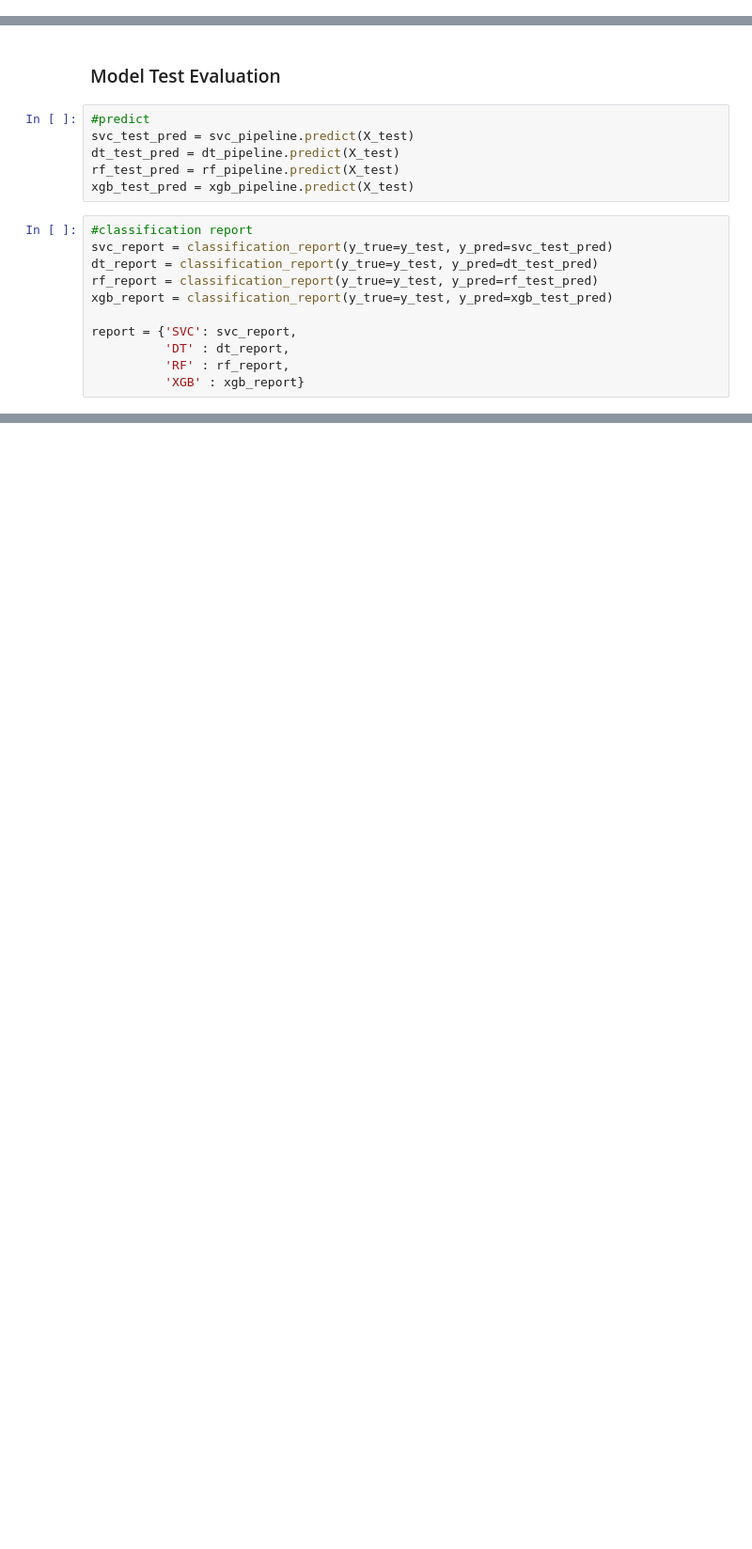
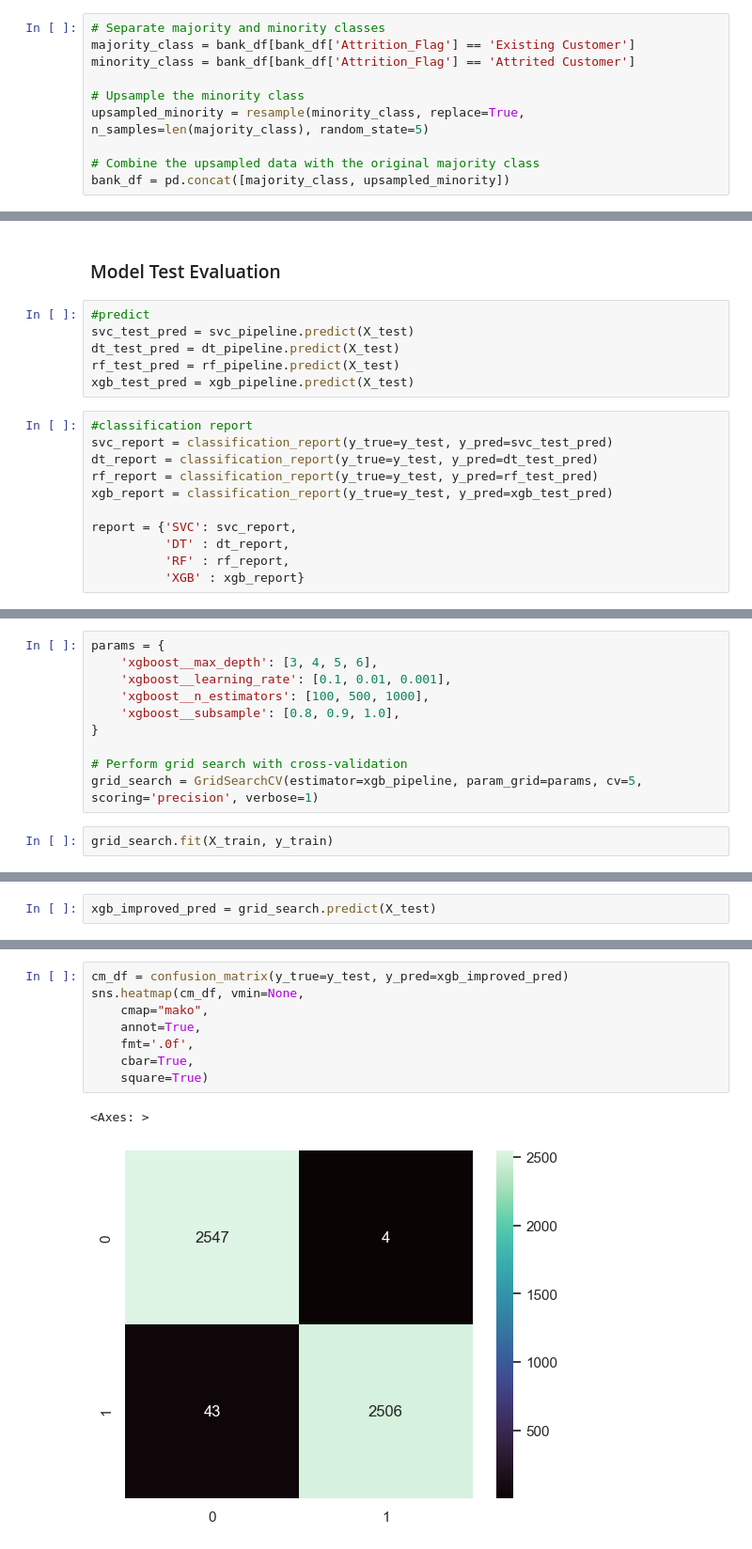
Before and after one commit to ediashta/ftds-020-final-project, a Jupyter notebook: h8dsft_final-project_ediashta.ipynb, the cells around one changed output, grey strips where cells are left out. Shown at 94% size. Saved outputs shown, nothing was run; the diff lists cells and outputs as text; blank space fills up the shorter version.

```diff
--- a/h8dsft_final-project_ediashta.ipynb
+++ b/h8dsft_final-project_ediashta.ipynb
@@ -267,3 +275,13 @@ Card_Category Corellation : 0.015
+# %%
+# Separate majority and minority classes
+majority_class = bank_df[bank_df['Attrition_Flag'] == 'Existing Customer']
+minority_class = bank_df[bank_df['Attrition_Flag'] == 'Attrited Customer']
+
+# Upsample the minority class
+upsampled_minority = resample(minority_class, replace=True, n_samples=len(majority_class), random_state=5)
+
+# Combine the upsampled data with the original majority class
+bank_df = pd.concat([majority_class, upsampled_minority])
 # %% [markdown]
 ### Split Target and Features
 # %%
@@ -579,0 +602,12 @@ weighted avg       0.97      0.97      0.97      3039
+# %%
+params = {
+    'xgboost__max_depth': [3, 4, 5, 6],
+    'xgboost__learning_rate': [0.1, 0.01, 0.001],
+    'xgboost__n_estimators': [100, 500, 1000],
+    'xgboost__subsample': [0.8, 0.9, 1.0],
+}
+
+# Perform grid search with cross-validation
+grid_search = GridSearchCV(estimator=xgb_pipeline, param_grid=params, cv=5, scoring='precision', verbose=1)
+# %%
+grid_search.fit(X_train, y_train)
@@ -579,0 +639,2 @@ weighted avg       0.97      0.97      0.97      3039
+# %%
+xgb_improved_pred = grid_search.predict(X_test)
@@ -579,0 +654,11 @@ weighted avg       0.97      0.97      0.97      3039
+# %%
+cm_df = confusion_matrix(y_true=y_test, y_pred=xgb_improved_pred)
+sns.heatmap(cm_df, vmin=None,
+    cmap="mako",
+    annot=True,
+    fmt='.0f',
+    cbar=True,
+    square=True)
+# %% [output]
+<Axes: >
+[figure, added]
```
Also changed, not shown: parts of 34 cells of this notebook, 2 other files.
